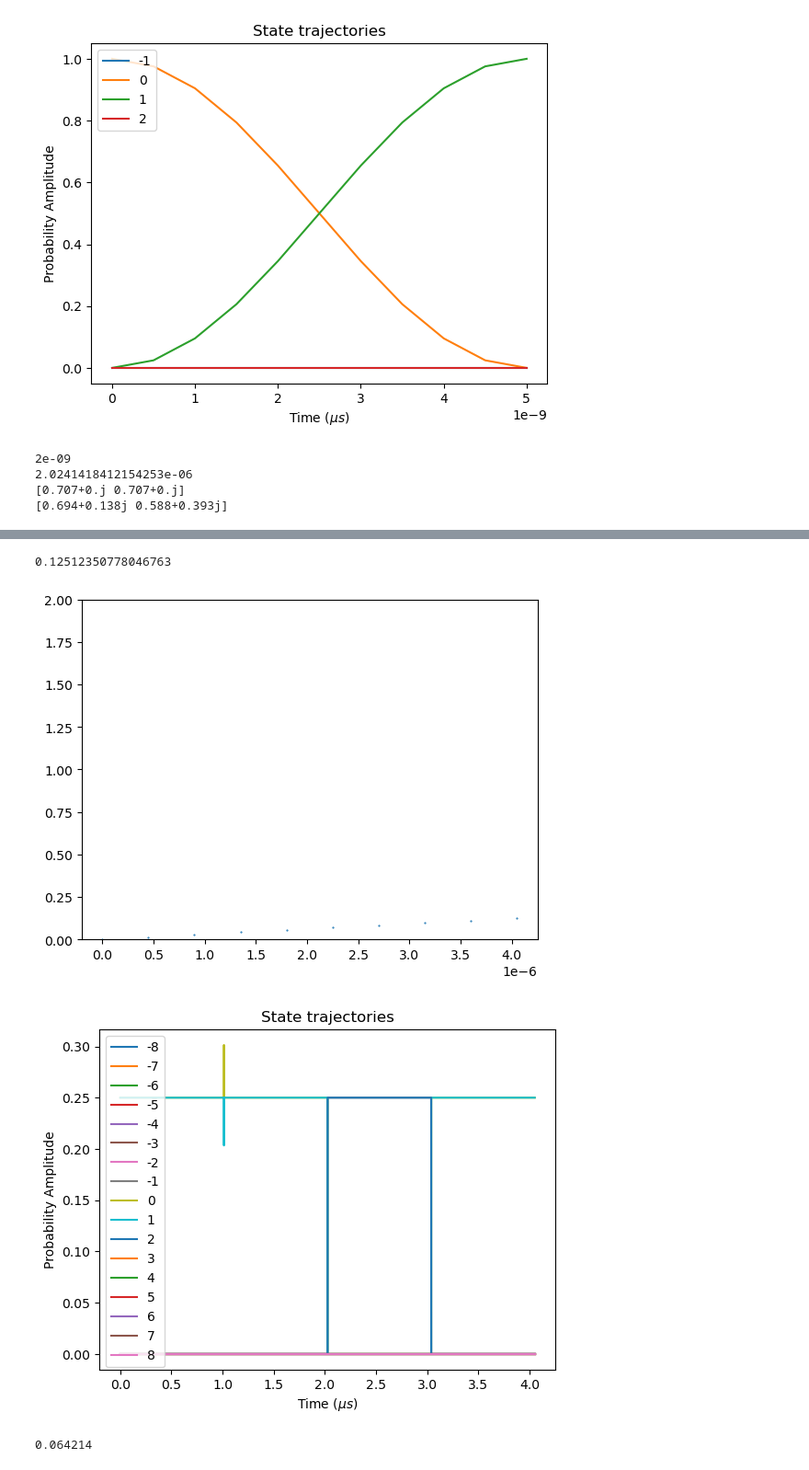
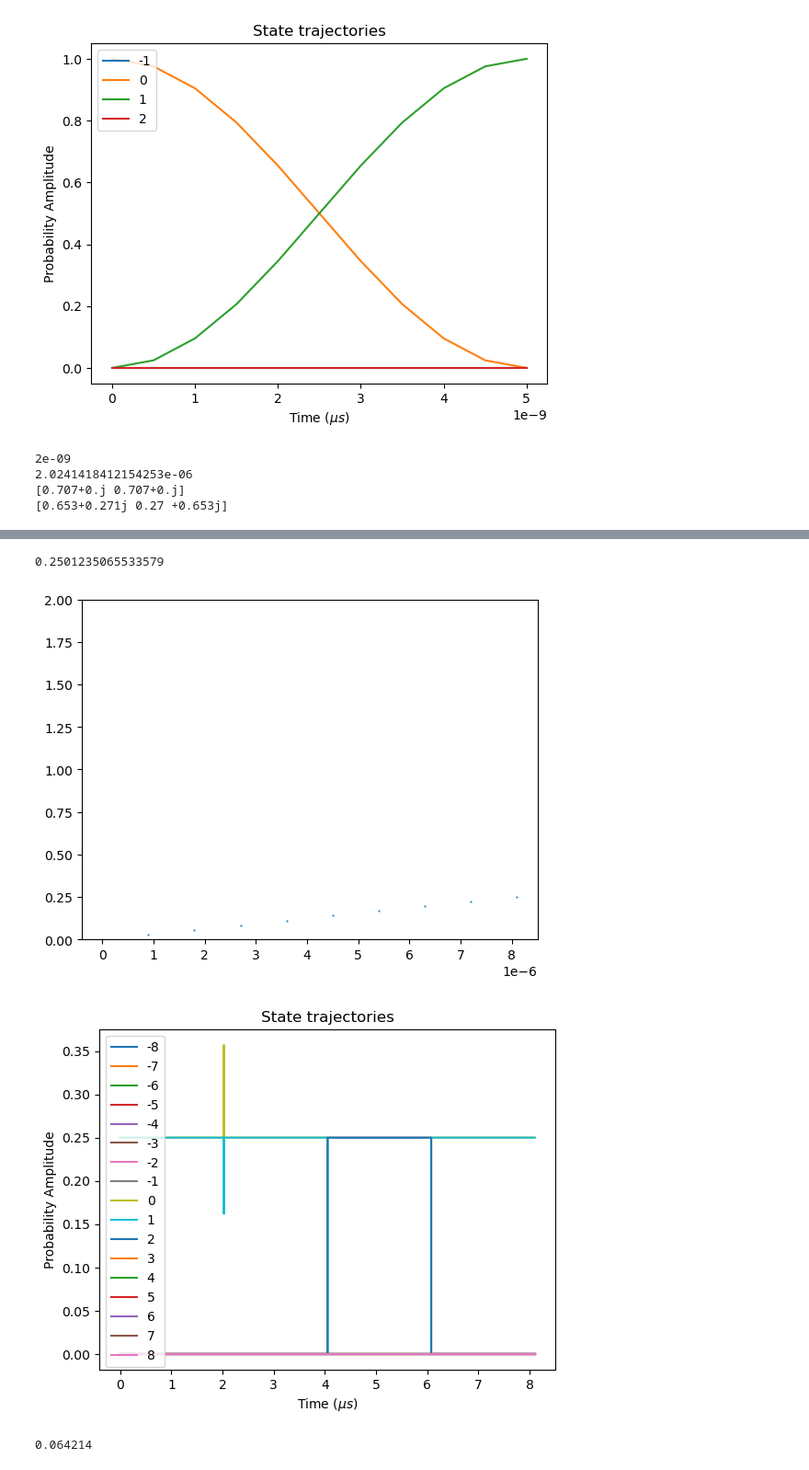
Before and after one commit to tr2g20/simulations, a Jupyter notebook: MDFE_testing.ipynb, the cells around one changed output, grey strips where cells are left out. Shown at 92% size. Drawn from its saved outputs; the diff is of its cells as text; code cells hidden in the pictures.

```diff
--- a/MDFE_testing.ipynb
+++ b/MDFE_testing.ipynb
@@ -71,7 +71,7 @@ rabi_freq = 2*pi*5e8
 rabi_time = 2*pi/rabi_freq
 
 time_steps = 10
-durations = np.linspace(0, pi/(8*dR), 10)
+durations = np.linspace(0, pi/(4*dR), 10)
 atom_phases = np.zeros(len(durations))
 
 indices = [8,9]
@@ -129,7 +129,7 @@ fig, ax = plt.subplots()
 # plt.ylim(0,2)
 
 plot_state_trajectories(ax=ax, wavefunc=np.abs(wave_func)**2, time_array=times, basis=basis)
-plot_bloch(wave_func=wave_func[:,indices[0]:indices[1]+1]*-1)
+plot_bloch(wave_func=wave_func[:,indices[0]:indices[1]+1])
 # plot_state_trajectories(ax=ax, wavefunc=probs, time_array=times, basis=basis)
 
 print(atom_phases[-1]/pi)
@@ -139,4 +139,4 @@ print(atom_phases[-1]/pi)
 2e-09
 2.0241418412154253e-06
 [0.707+0.j 0.707+0.j]
-[0.694+0.138j 0.588+0.393j]
+[0.653+0.271j 0.27 +0.653j]
@@ -144,6 +144,6 @@ print(atom_phases[-1]/pi)
-0.12512350778046763
+0.2501235065533579
-[figure, old version]
+[figure, new version]
-[figure, old version]
+[figure, new version]
 # %%
 print(f'{((pi/(8*dR))-((1-0.7568568568568569)*(pi/(4*dR))))/(pi/dR):.5g}')
 # %% [output]
```
Also changed, not shown: parts of 1 cell of this notebook, 4 other files.
